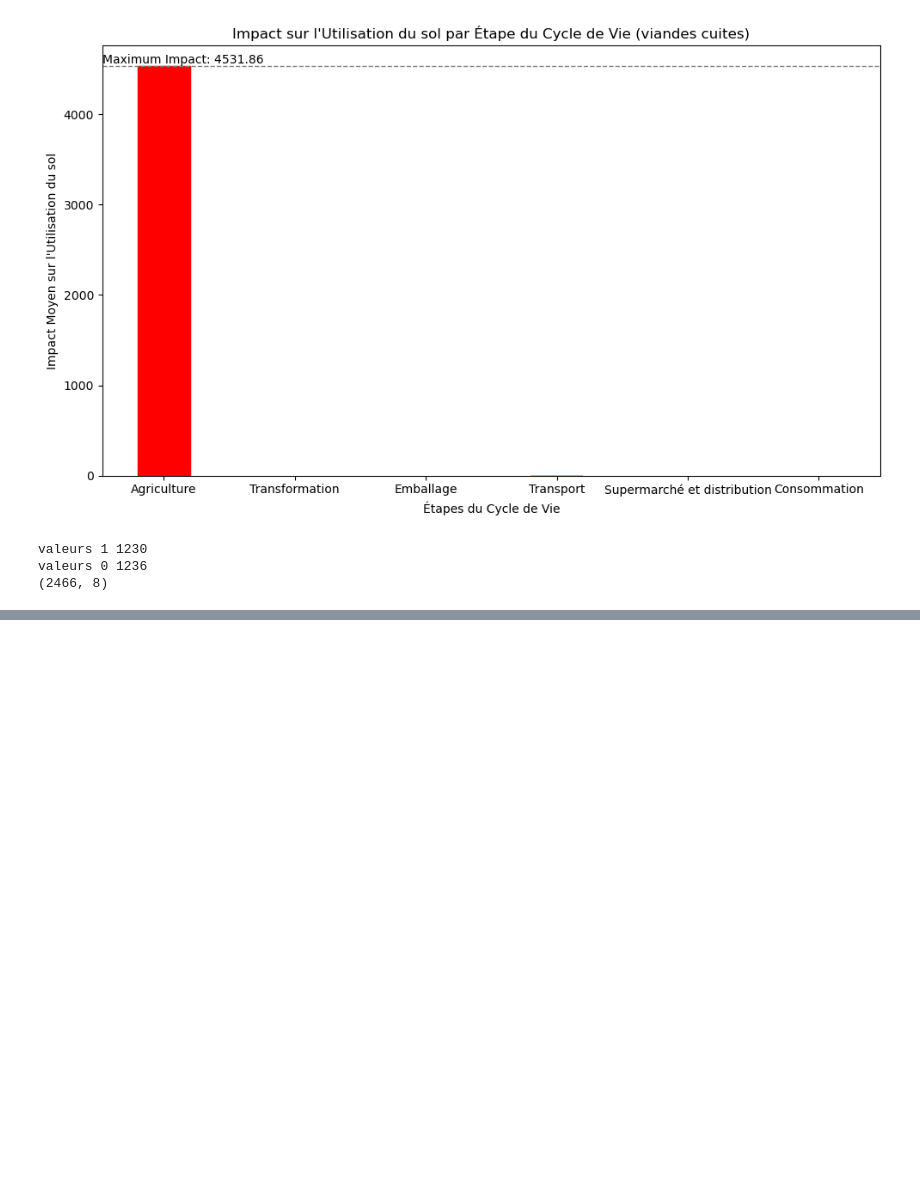
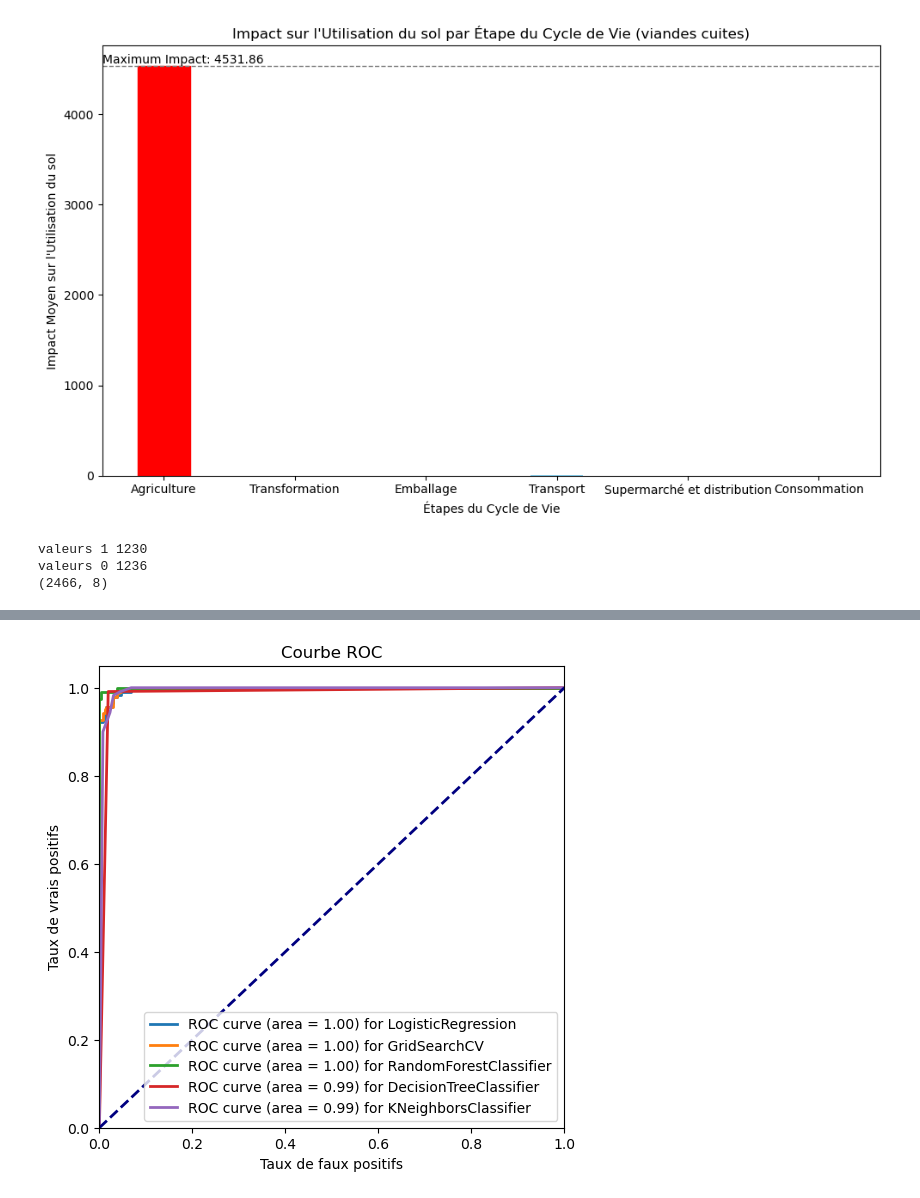
Before and after one commit to ZHANGzhile/DALAS, a Jupyter notebook: projet/Projet-idee copy.ipynb, the cells around one changed output, grey strips where cells are left out. Drawn from its saved outputs; the diff is of its cells as text; code cells hidden in the pictures; blank space fills up the shorter version.

```diff
--- a/projet/Projet-idee copy.ipynb
+++ b/projet/Projet-idee copy.ipynb
@@ -1196,0 +1305,44 @@ Utilisation du sol                                  9.694080e-03
+# %%
+def display_roc_curves(models, preds, X_test, y_test):
+    import matplotlib.pyplot as plt
+    from sklearn.metrics import roc_curve, roc_auc_score
+
+    plt.figure(figsize=(6, 6))
+
+    # Boucle sur les modèles et les prédictions
+    for model, y_pred in zip(models, preds):
+        # Calcul des probabilités prédites
+        y_pred_proba = model.predict_proba(X_test)[:, 1]
+
+        # Calcul de la courbe ROC
+        fpr, tpr, thresholds = roc_curve(y_test, y_pred_proba)
+
+        # Calcul de l'aire sous la courbe ROC
+        auc = roc_auc_score(y_test, y_pred_proba)
+
+        # Création de la courbe ROC
+        plt.plot(
+            fpr,
+            tpr,
+            lw=2,
+            label="ROC curve (area = %0.2f) for %s" % (auc, str(type(model).__name__)),
+        )
+
+    # Ajout de la ligne diagonale
+    plt.plot([0, 1], [0, 1], color="navy", lw=2, linestyle="--")
+    plt.xlim([0.0, 1.0])
+    plt.ylim([0.0, 1.05])
+    plt.xlabel("Taux de faux positifs")
+    plt.ylabel("Taux de vrais positifs")
+    plt.title("Courbe ROC")
+    plt.legend(loc="lower right")
+    plt.show()
+# %%
+display_roc_curves(
+    [lr_model, grid, rf_model, dt_model, knn_model],
+    [y_pred, y_pred_svm, y_pred_rf, y_pred_dt, y_pred_knn],
+    X_test,
+    y_test,
+)
+# %% [output]
+[figure, added]
```
Also changed, not shown: parts of 12 cells of this notebook, 4 other files.
